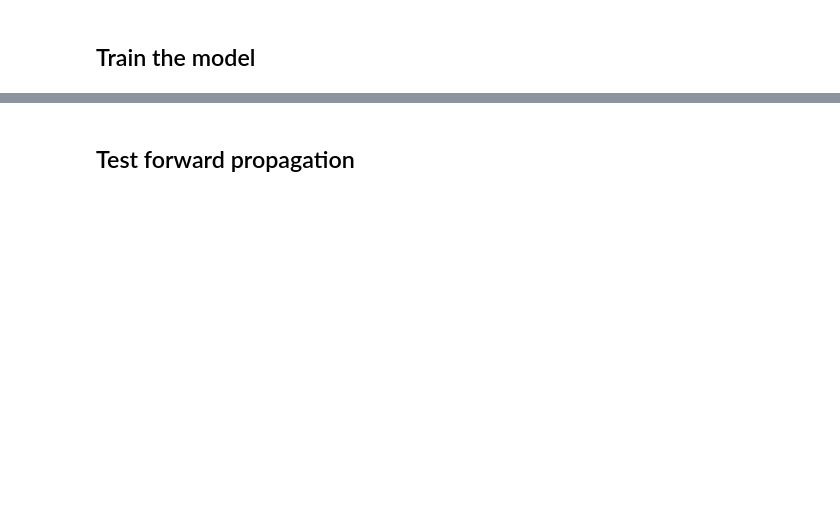
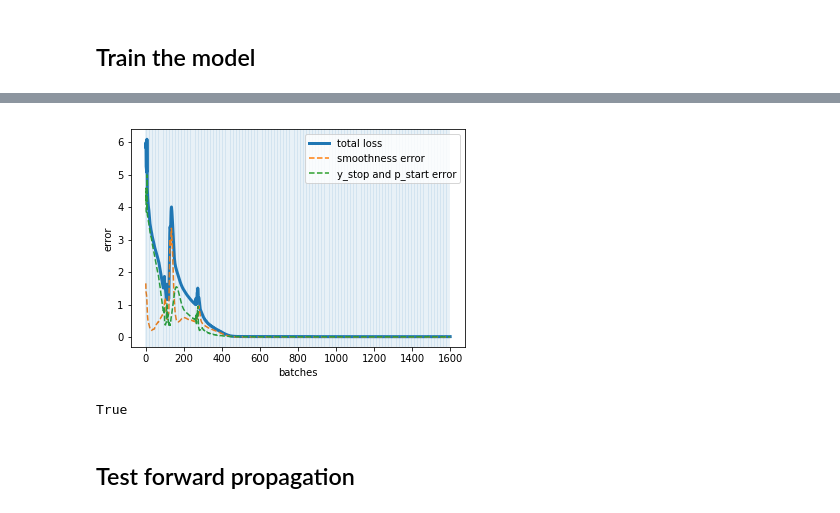
Before and after one commit to vonau/crl_thesis, a Jupyter notebook: ML_V1_batch.ipynb, the cells around one changed output, grey strips where cells are left out. Drawn from its saved outputs; the diff is of its cells as text; code cells hidden in the pictures; blank space fills up the shorter version.

Commit message:
added .py files to example, batch V1 fixed

```diff
--- a/ML_V1_batch.ipynb
+++ b/ML_V1_batch.ipynb
@@ -25,7 +27,6 @@ dy = dyn.dy_dp(state_init, dyn.p_init)
 # %%
 #Sample targets only variables in z direction
 y_target = np.zeros((samplenum,3))
-y_target[:,2] = np.random.rand(samplenum)
+y_target[:,2] = np.random.rand(samplenum)/2
 y_target[:,1] = 2
 y_target= torch.tensor(y_target)
-y_target
@@ -138,27 +92,2 @@ y_pred: tensor([[ 1.4895e-02,  9.8974e-01, -1.6985e-02],
 # %% [markdown]
 ## Train the model
-# %%
-torch.autograd.set_detect_anomaly(True)
-
-start_time = time.time()
-
-losses = []
-y_preds= np.zeros((samplenum, 3))
-p_preds= np.zeros((samplenum, 3*time_length))
-y_pred = torch.tensor([samplenum,3])
-for i in range(epochs):
-    p_pred = model(y_target)
-    y_pred = Simulate(p_pred)
-    #print(f'shape of y_pred: {y_pred.shape}')
-    loss = torch.sqrt(criterion(y_pred.float(), y_target)) # RMSE
-    #loss = criterion(y_pred.float(), y_truth) + 0.2*(sum(p[0:3]-dyn.p_init[0:3]))**2  # MSE + start condition penalty + p smoothness condition penalty
-    #loss =sum((y_pred.float()-y_truth)**2)
-    optimizer.zero_grad()
-    #Back Prop
-    loss.backward()
-    #optimizer.step()
-    print(f'epoch: {i:3}/{epochs}  loss: {loss.item():10.8f}')
-    #i+=1
-
-print(f'epoch: {i:3} loss: {loss.item():10.8f}') # print the last line
-print(f'\nDuration: {(time.time() - start_time)/60:.3f} min') # print the time elapsed
@@ -183,0 +153,18 @@ Model saved
+# %%
+#plot errors after each epoch
+epoch_lines = np.arange(0, epochs*batch, batch)
+loss = plt.plot(losses, label = 'total loss', linewidth=3)
+smoothness = plt.plot(smoothness_errors, label = 'smoothness error', linestyle='--')
+basic = plt.plot(basic_errors, label = 'y_stop and p_start error', linestyle='--')
+plt.legend()
+plt.ylabel('error')
+plt.xlabel('batches')
+for xc in epoch_lines:
+    plt.axvline(x=xc, linewidth = 0.2)
+plt.show()
+# %% [output]
+[figure, added]
+# %%
+print(y_pred.requires_grad)
+# %% [output]
+True
```
Also changed, not shown: parts of 13 cells of this notebook, 3 other files.
